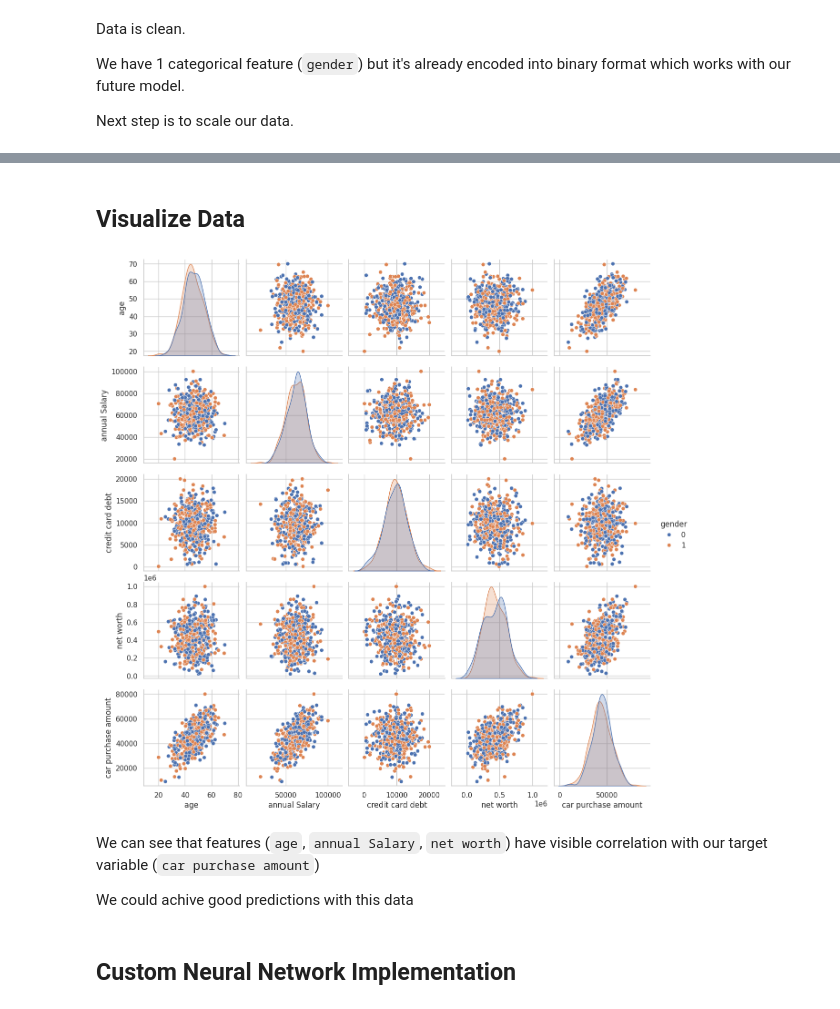
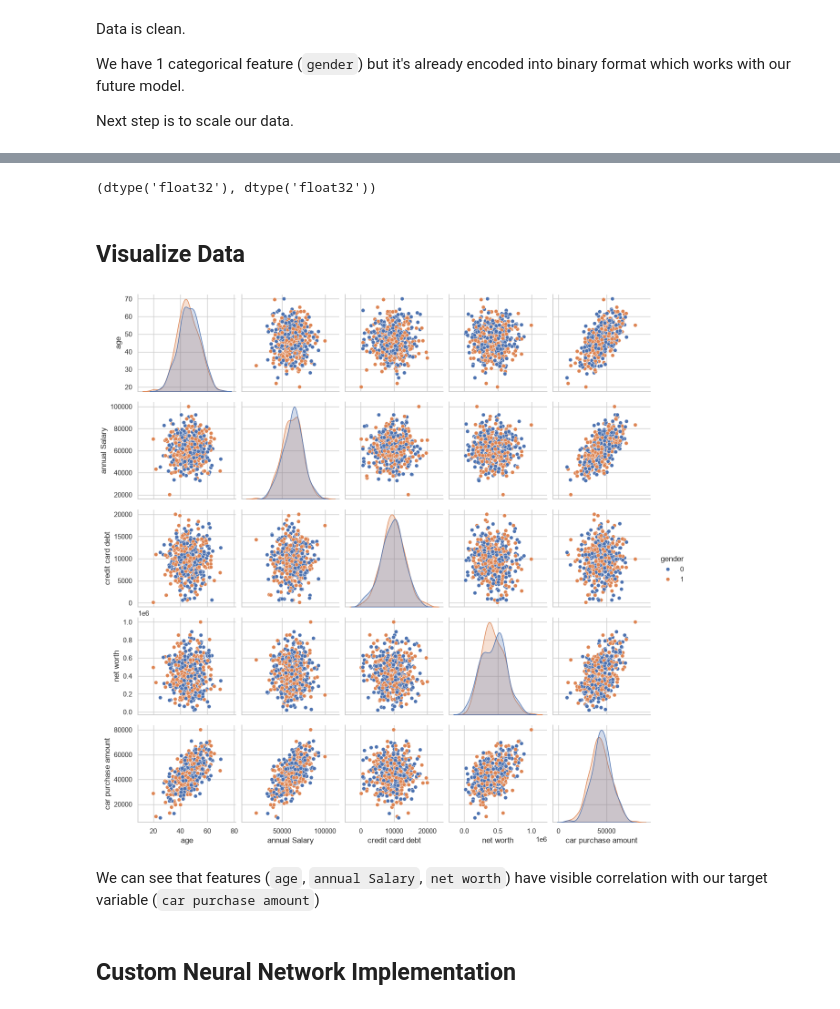
Before and after one commit to KossKokos/CustomNeuralNetwork, a Jupyter notebook: CustomNeuralNetwork.ipynb, the cells around one changed output, grey strips where cells are left out. Cells and saved outputs as stored; diff of their text form; code cells hidden in the pictures.

```diff
--- a/CustomNeuralNetwork.ipynb
+++ b/CustomNeuralNetwork.ipynb
@@ -14,8 +15,8 @@ import tensorflow as tf # for camparing
 # %% [markdown]
 ## Get Data
 # %%
-data = pd.read_csv("car_purchasing.csv",encoding='ISO-8859-1')
-data.head()
+df = pd.read_csv("car_purchasing.csv", encoding='ISO-8859-1')
+df.head()
 # %% [output]
 |  | customer name | customer e-mail | country | gender | age | annual Salary | credit card debt | net worth | ... |
 | 0 | Martina Avila | cubilia.Curae.Phasellus@quisaccum... | Bulgaria | 0 | 41.851720 | 62812.09301 | 11609.380910 | 238961.2505 | ... |
@@ -29,7 +30,7 @@ data.head()
 Feature selecting
 # %%
 # customer name, customer e-mail and country columns can be dropped
-selected_features = data.describe().columns # getting only numerical features
+selected_features = df.describe().columns # getting only numerical features
                                                # last feature is our target
-print(selected_features.values)
+display(selected_features)
 # %% [output]
@@ -38,8 +40,8 @@ print(selected_features.values)
 # %% [markdown]
 Storing data with only selected features
 # %%
-selected_features_data = data[selected_features] # data only with selected features
-selected_features_data.head()
+df_selected_features = df[selected_features] # data only with selected features
+df_selected_features.head()
 # %% [output]
 |  | gender | age | annual Salary | credit card debt | net worth | car purchase amount |
 | 0 | 0 | 41.851720 | 62812.09301 | 11609.380910 | 238961.2505 | 35321.45877 |
@@ -108,20 +123,23 @@ X.shape, y.shape
+# %%
+X, y = np.array(X, dtype="float32"), np.array(y, dtype="float32")
+X.dtype, y.dtype
+# %% [output]
+(dtype('float32'), dtype('float32'))
 # %% [markdown]
 ## Visualize Data
 # %%
 sns.set_theme(
     style="whitegrid",
     palette="deep",
     context="notebook"
 )
 
-sns.pairplot(selected_features_data, hue='gender')
+sns.pairplot(df_selected_features, hue='gender')
 plt.show()
 # %% [output]
-[figure, old version]
+[figure, new version]
 # %% [markdown]
 We can see that features (`age`, `annual Salary`, `net worth`) have visible correlation with our target variable (`car purchase amount`)
-
-We could achive good predictions with this data
 # %% [markdown]
 ## Custom Neural Network Implementation
 # %%
```
Also changed, not shown: parts of 31 cells of this notebook, 1 other file.
